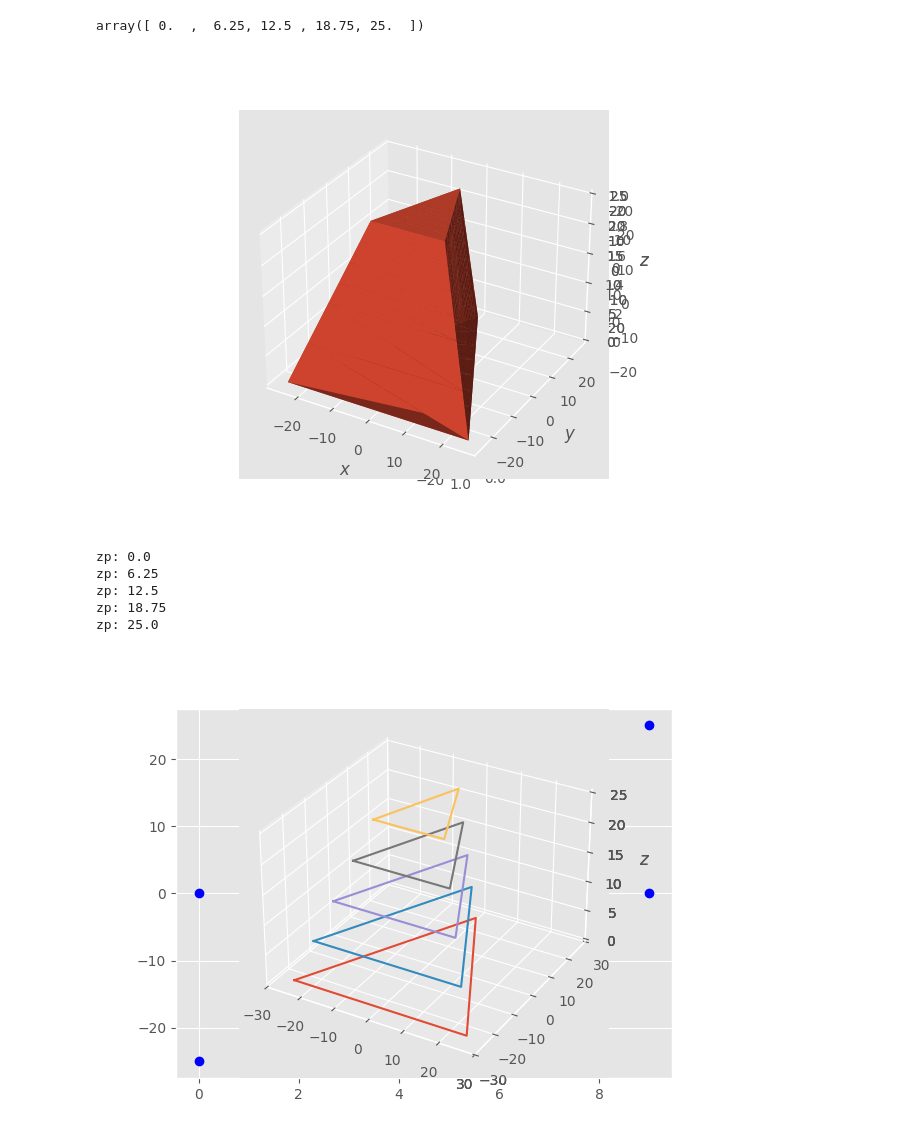
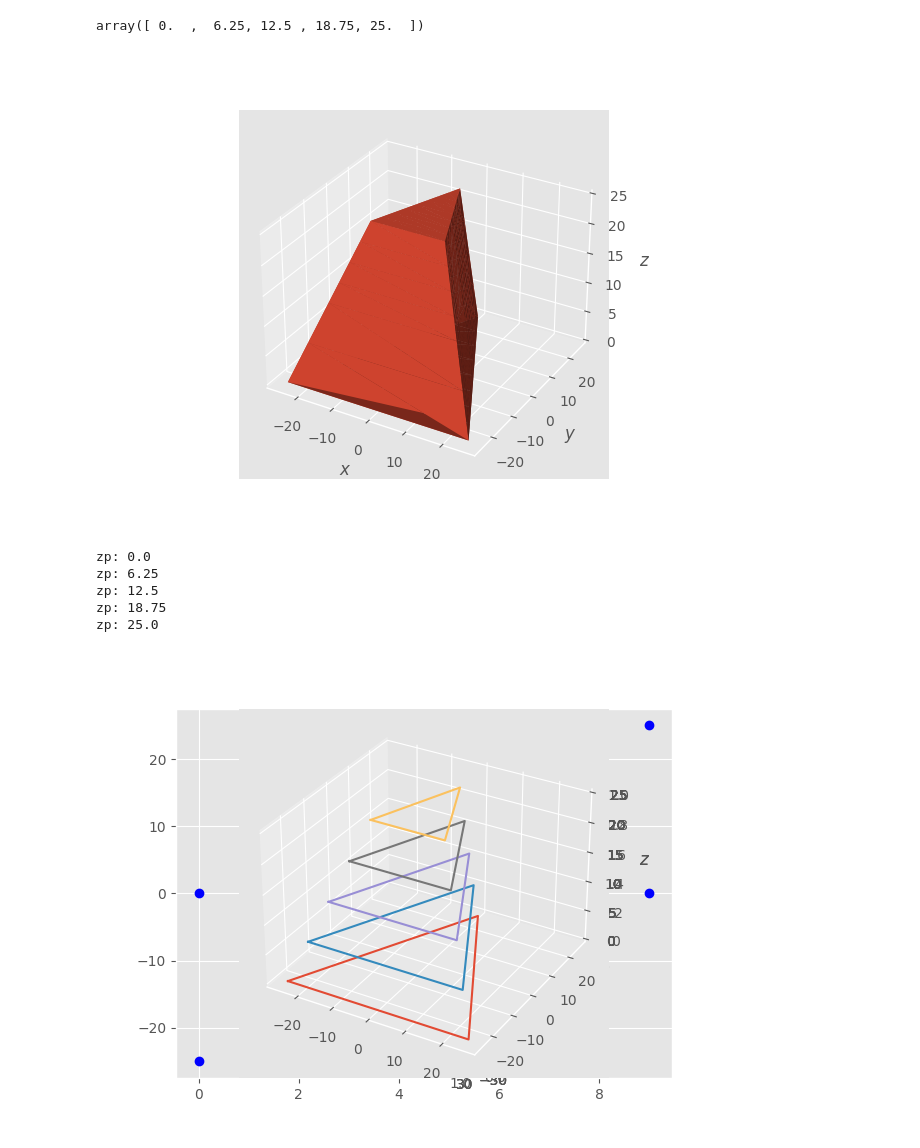
Before and after one commit to shohei/emt3102-slicer, a Jupyter notebook: Slicer.ipynb, the cells around one changed output. Cells and saved outputs as stored; diff of their text form; code cells hidden in the pictures.

```diff
--- a/Slicer.ipynb
+++ b/Slicer.ipynb
@@ -181,11 +63,10 @@ for zp in z_points:
 # %%
 tri_points = list(chain.from_iterable(triangles))
 x, y, z = zip(*tri_points)
 tri_idx = [(3 * i, 3 * i + 1, 3 * i + 2) for i in range(len(triangles))]
-ax = plt.figure(1).add_subplot(projection='3d')
-# ax = plt.axes(projection='3d')
+ax = plt.figure().add_subplot(projection='3d')
 ax.plot_trisurf(x, y, z, triangles=tri_idx)
 ax.set_xlabel(r"$x$"); ax.set_ylabel(r"$y$"); ax.set_zlabel(r"$z$")
 plt.show()
 # %% [output]
-[figure, old version]
+[figure, new version]
@@ -192,6 +190,5 @@ plt.show()
 # %%
-# ax = plt.axes(projection='3d')
-ax = plt.figure(2).add_subplot(projection='3d')
+ax = plt.figure().add_subplot(projection='3d')
 for zp in z_points:
     xy_points = xy_dict[zp]
     print('zp:',zp)
@@ -202,8 +199,6 @@ for zp in z_points:
         hp = np.vstack((hull_points, hull_points[0]))
         plt.plot(hp[:,0], hp[:,1], zp)
         # plt.scatter(points[:,0], points[:,1], zp)
-        # plt.xlim([-30,30])
-        # plt.ylim([-30,30])
     except Exception:
         pass
 plt.show()
@@ -213,4 +208,4 @@ zp: 6.25
 zp: 12.5
 zp: 18.75
 zp: 25.0
-[figure, old version]
+[figure, new version]
```
Also changed, not shown: parts of 3 cells of this notebook.
